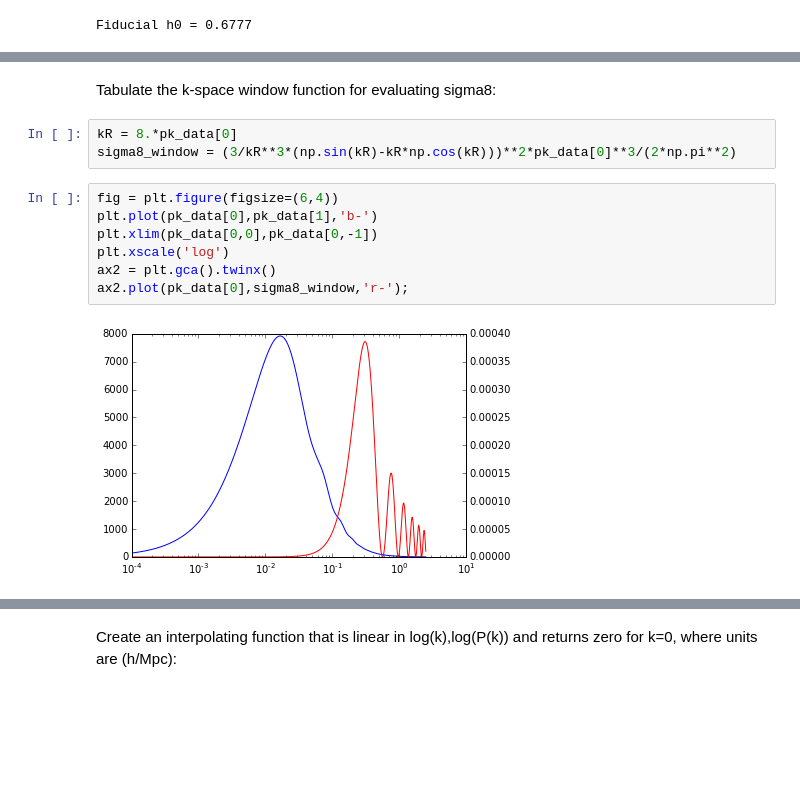
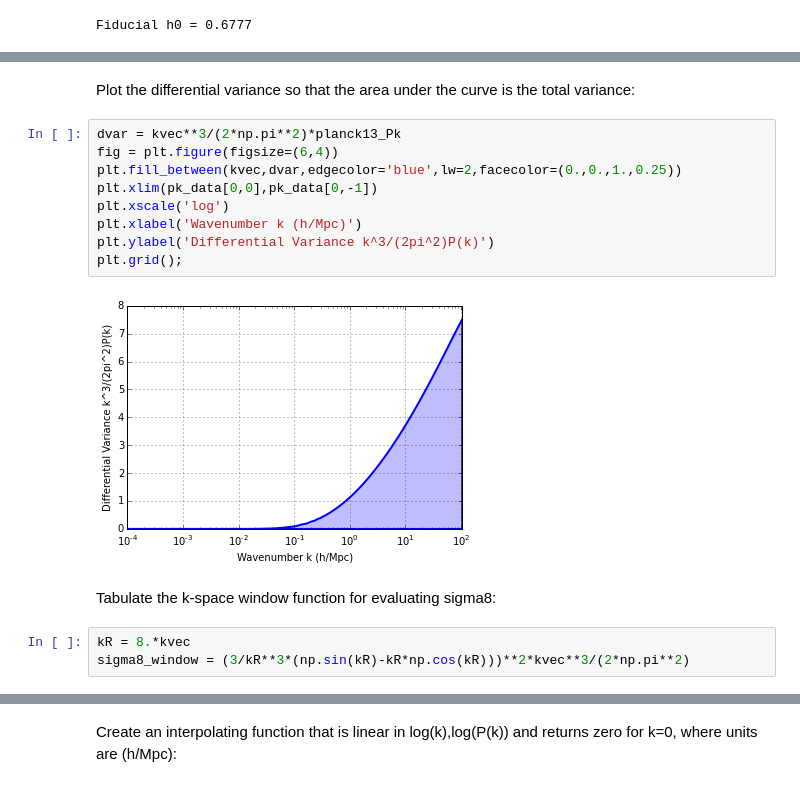
Before and after one commit to DarkEnergyScienceCollaboration/DESchool_LSS_Stats, a Jupyter notebook: LargeScaleStructureStatistics/LargeScaleStructureStatistics.ipynb, the cells around one changed output, grey strips where cells are left out. Drawn from its saved outputs; the diff is of its cells as text; blank space fills up the shorter version.

```diff
--- a/LargeScaleStructureStatistics/LargeScaleStructureStatistics.ipynb
+++ b/LargeScaleStructureStatistics/LargeScaleStructureStatistics.ipynb
@@ -44,14 +44,18 @@ plt.grid();
+# %% [markdown]
+Plot the differential variance so that the area under the curve is the total variance:
+# %%
+dvar = kvec**3/(2*np.pi**2)*planck13_Pk
+fig = plt.figure(figsize=(6,4))
+plt.fill_between(kvec,dvar,edgecolor='blue',lw=2,facecolor=(0.,0.,1.,0.25))
+plt.xlim(pk_data[0,0],pk_data[0,-1])
+plt.xscale('log')
+plt.xlabel('Wavenumber k (h/Mpc)')
+plt.ylabel('Differential Variance k^3/(2pi^2)P(k)')
+plt.grid();
+# %% [output]
+[figure, added]
 # %% [markdown]
 Tabulate the k-space window function for evaluating sigma8:
 # %%
-kR = 8.*pk_data[0]
-sigma8_window = (3/kR**3*(np.sin(kR)-kR*np.cos(kR)))**2*pk_data[0]**3/(2*np.pi**2)
+kR = 8.*kvec
+sigma8_window = (3/kR**3*(np.sin(kR)-kR*np.cos(kR)))**2*kvec**3/(2*np.pi**2)
-# %%
-fig = plt.figure(figsize=(6,4))
-plt.plot(pk_data[0],pk_data[1],'b-')
-plt.xlim(pk_data[0,0],pk_data[0,-1])
-plt.xscale('log')
-ax2 = plt.gca().twinx()
-ax2.plot(pk_data[0],sigma8_window,'r-');
-# %% [output]
-[figure, removed]
```
Also changed, not shown: parts of 22 cells of this notebook, 13 other files.
